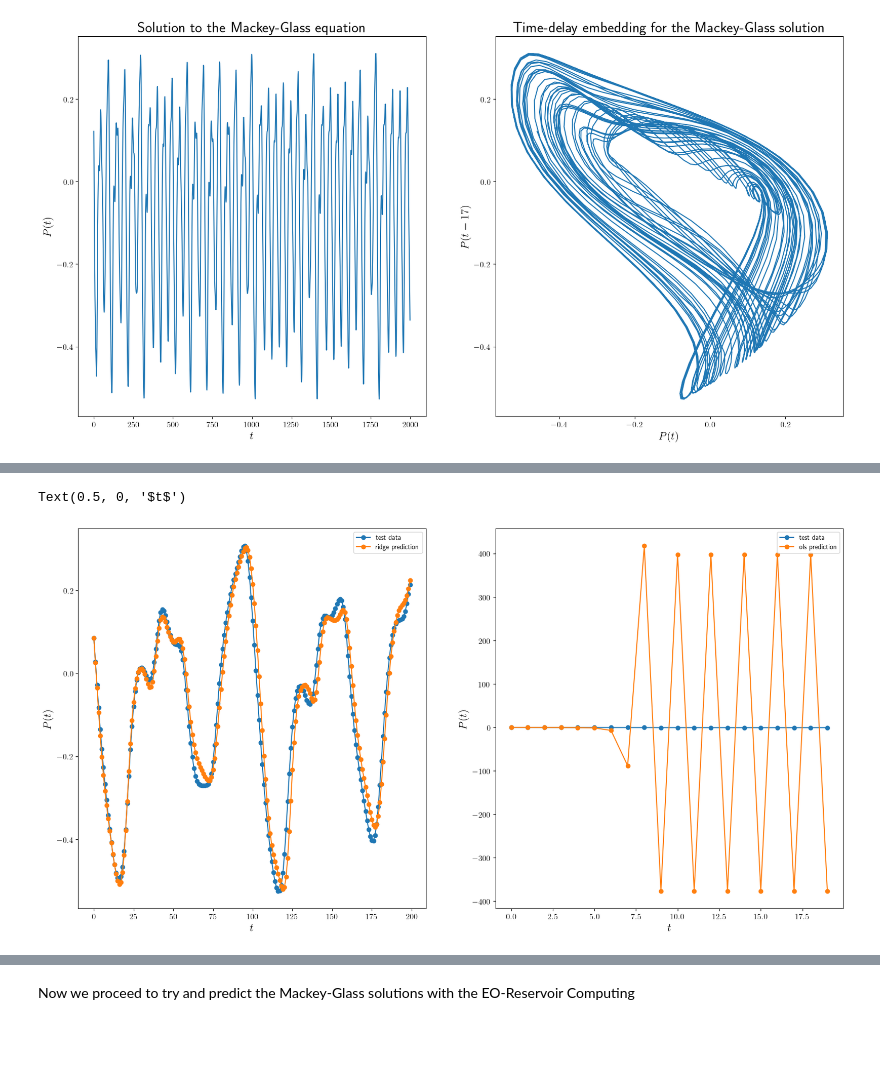
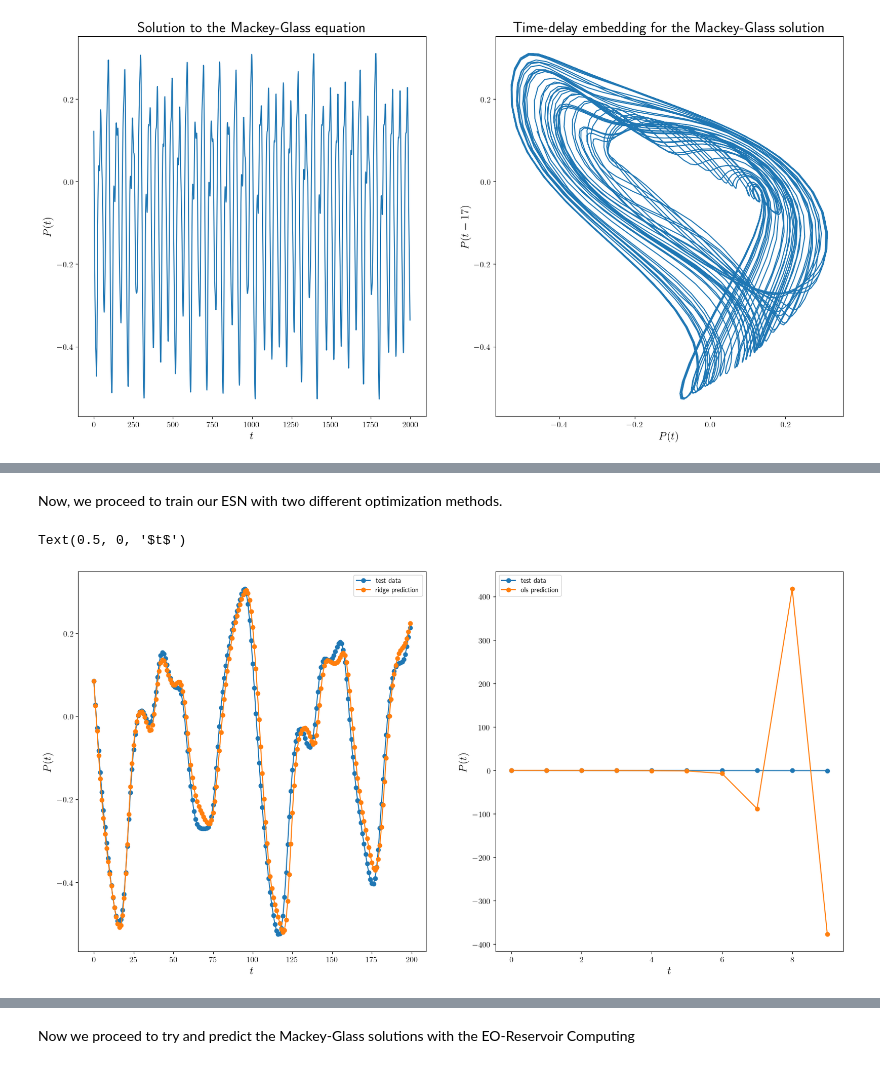
Before and after one commit to ivanMC-A/CompPhysProject, a Jupyter notebook: rnnExamples.ipynb, the cells around one changed output, grey strips where cells are left out. Drawn from its saved outputs; the diff is of its cells as text; code cells hidden in the pictures; blank space fills up the shorter version.

```diff
--- a/rnnExamples.ipynb
+++ b/rnnExamples.ipynb
@@ -71,6 +72,4 @@ dataMg17.shape
 # %%
-
-
 # Set the training and testing parameters
 res_size = 400
 train_legnth = 200
@@ -83,34 +82,5 @@ y_train = dataMg17[:, 1:train_legnth + 1]
 u_test = dataMg17[:, test_legnth ]
 
 # Initialize resevoir
-ESN_1 = ESN.ESN(res_size, seed = 125)
-ESN_2 = ESN.ESN(res_size, seed = 125)
-
-# Train resevoir
-ESN_1.fit(u_train, y_train, method = "ridge", train_skip=train_skip)
-ESN_2.fit(u_train, y_train, method = "ols", train_skip=train_skip)
-
-# Run prediction and pull true data
-y_test = dataMg17[:, test_legnth + 1 : test_legnth + test_legnth + 1]
-y_ridge_predict = ESN_1.predict(u_init=u_test, test_length=test_legnth)
-y_ols_predict = ESN_2.predict(u_init=u_test, test_length=test_legnth)
-
-
-
-
-######
-# In Progress
-######
-## Initialize resevoir
-# EO_RC_1 = EO_RC(res_size, seed = 125)
-# EO_RC_2 = EO_RC(res_size, seed = 125)
-
-## Train resevoir
-# EO_RC_1.fit(u_train, y_train, method = "ridge", train_skip=train_skip)
-# EO_RC_2.fit(u_train, y_train, method = "ols", train_skip=train_skip)
-
-## Run prediction and pull true data
-# y_test = dataMg17[:, test_legnth + 1 : test_legnth + test_legnth + 1]
-# y_ridge_predict = EO_RC_1.predict(u_init=u_test, test_length=test_legnth)
-# y_ols_predict = EO_RC_2.predict(u_init=u_test, test_length=test_legnth)
-######
+ESN_1 = rnn.ESN(res_size, seed = 125)
+ESN_2 = rnn.ESN(res_size, seed = 125)
@@ -128,0 +87,2 @@ Text(0.5, 0, '$t$')
+# %% [markdown]
+Now, we proceed to train our ESN with two different optimization methods.
@@ -129,25 +118,25 @@ Text(0.5, 0, '$t$')
 # %%
-# Plotting training data
+# Plotting ridge prediction
 
 plt.figure(figsize=(20,10))
 plt.subplot(1,2,1)
 plt.plot(range(test_legnth),y_test[0],'o-',label='test data')
 plt.plot(range(test_legnth),y_ridge_predict[0],'o-',label='ridge prediction')
 plt.legend()
 plt.ylabel(r"$P(t)$")
 plt.xlabel(r"$t$")
 
-# Plotting attractor
+# Plotting OLS prediction
 
-t = 20
+t = 10
 
 plt.subplot(1,2,2)
 plt.plot(range(t),y_test[0,:t],'o-',label='test data')
 plt.plot(range(t),y_ols_predict[0,:t],'o-',label='ols prediction')
 plt.legend()
 plt.ylabel(r"$P(t)$")
 plt.xlabel(r"$t$")
 # %% [output]
 Text(0.5, 0, '$t$')
-[figure, old version]
+[figure, new version]
 # %% [markdown]
```
Also changed, not shown: parts of 11 cells of this notebook, 1 other file.
